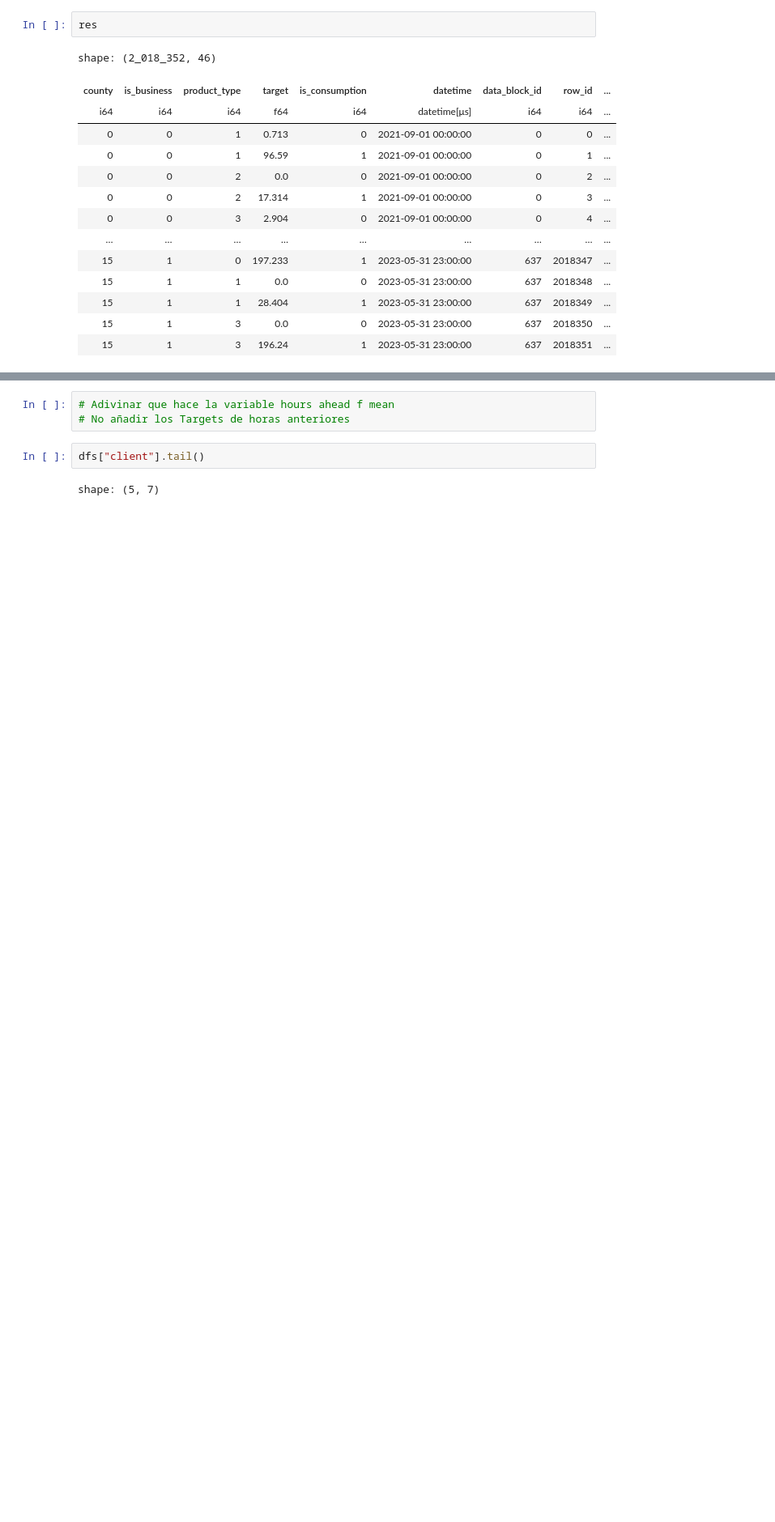
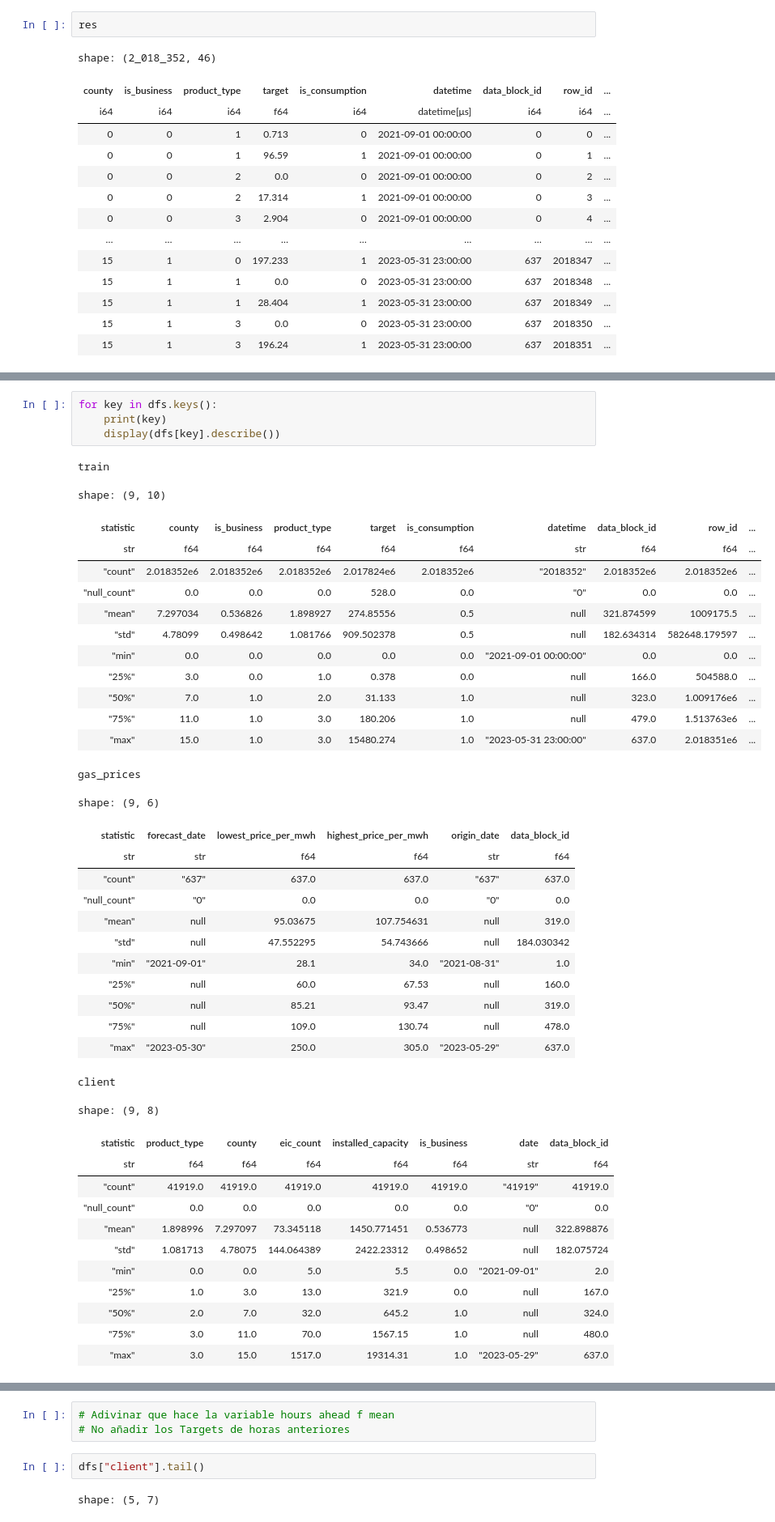
Before and after one commit to pabbuen/TFG-ProduccionElectrica, a Jupyter notebook: codigo/notebooks/preprocessing.ipynb, the cells around one changed output, grey strips where cells are left out. Shown at 81% size. Saved outputs shown, nothing was run; the diff lists cells and outputs as text; blank space fills up the shorter version.

```diff
--- a/codigo/notebooks/preprocessing.ipynb
+++ b/codigo/notebooks/preprocessing.ipynb
@@ -442,0 +271,44 @@ NameError: name 'dfs' is not defined
+# %%
+for key in dfs.keys():
+    print(key)
+    display(dfs[key].describe())
+# %% [output]
+train
+shape: (9, 10)
+| statistic | county | is_business | product_type | target | is_consumption | datetime | data_block_id | row_id | ... |
+| str | f64 | f64 | f64 | f64 | f64 | str | f64 | f64 | ... |
+| "count" | 2.018352e6 | 2.018352e6 | 2.018352e6 | 2.017824e6 | 2.018352e6 | "2018352" | 2.018352e6 | 2.018352e6 | ... |
+| "null_count" | 0.0 | 0.0 | 0.0 | 528.0 | 0.0 | "0" | 0.0 | 0.0 | ... |
+| "mean" | 7.297034 | 0.536826 | 1.898927 | 274.85556 | 0.5 | null | 321.874599 | 1009175.5 | ... |
+| "std" | 4.78099 | 0.498642 | 1.081766 | 909.502378 | 0.5 | null | 182.634314 | 582648.179597 | ... |
+| "min" | 0.0 | 0.0 | 0.0 | 0.0 | 0.0 | "2021-09-01 00:00:00" | 0.0 | 0.0 | ... |
+| "25%" | 3.0 | 0.0 | 1.0 | 0.378 | 0.0 | null | 166.0 | 504588.0 | ... |
+| "50%" | 7.0 | 1.0 | 2.0 | 31.133 | 1.0 | null | 323.0 | 1.009176e6 | ... |
+| "75%" | 11.0 | 1.0 | 3.0 | 180.206 | 1.0 | null | 479.0 | 1.513763e6 | ... |
+| "max" | 15.0 | 1.0 | 3.0 | 15480.274 | 1.0 | "2023-05-31 23:00:00" | 637.0 | 2.018351e6 | ... |
+gas_prices
+shape: (9, 6)
+| statistic | forecast_date | lowest_price_per_mwh | highest_price_per_mwh | origin_date | data_block_id |
+| str | str | f64 | f64 | str | f64 |
+| "count" | "637" | 637.0 | 637.0 | "637" | 637.0 |
+| "null_count" | "0" | 0.0 | 0.0 | "0" | 0.0 |
+| "mean" | null | 95.03675 | 107.754631 | null | 319.0 |
+| "std" | null | 47.552295 | 54.743666 | null | 184.030342 |
+| "min" | "2021-09-01" | 28.1 | 34.0 | "2021-08-31" | 1.0 |
+| "25%" | null | 60.0 | 67.53 | null | 160.0 |
+| "50%" | null | 85.21 | 93.47 | null | 319.0 |
+| "75%" | null | 109.0 | 130.74 | null | 478.0 |
+| "max" | "2023-05-30" | 250.0 | 305.0 | "2023-05-29" | 637.0 |
+client
+shape: (9, 8)
+| statistic | product_type | county | eic_count | installed_capacity | is_business | date | data_block_id |
+| str | f64 | f64 | f64 | f64 | f64 | str | f64 |
+| "count" | 41919.0 | 41919.0 | 41919.0 | 41919.0 | 41919.0 | "41919" | 41919.0 |
+| "null_count" | 0.0 | 0.0 | 0.0 | 0.0 | 0.0 | "0" | 0.0 |
+| "mean" | 1.898996 | 7.297097 | 73.345118 | 1450.771451 | 0.536773 | null | 322.898876 |
+| "std" | 1.081713 | 4.78075 | 144.064389 | 2422.23312 | 0.498652 | null | 182.075724 |
+| "min" | 0.0 | 0.0 | 5.0 | 5.5 | 0.0 | "2021-09-01" | 2.0 |
+| "25%" | 1.0 | 3.0 | 13.0 | 321.9 | 0.0 | null | 167.0 |
+| "50%" | 2.0 | 7.0 | 32.0 | 645.2 | 1.0 | null | 324.0 |
+| "75%" | 3.0 | 11.0 | 70.0 | 1567.15 | 1.0 | null | 480.0 |
+| "max" | 3.0 | 15.0 | 1517.0 | 19314.31 | 1.0 | "2023-05-29" | 637.0 |
```
Also changed, not shown: parts of 13 cells of this notebook, 1 other file.
